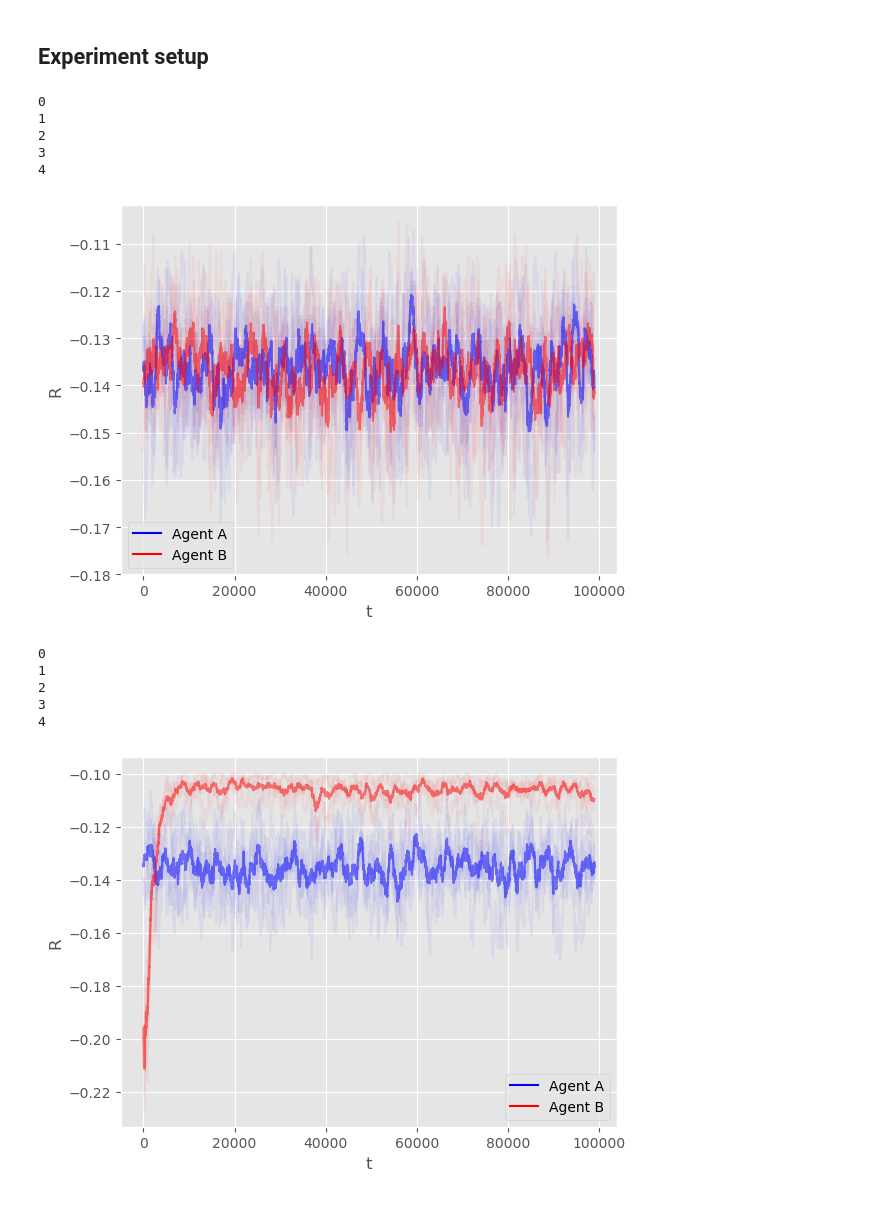
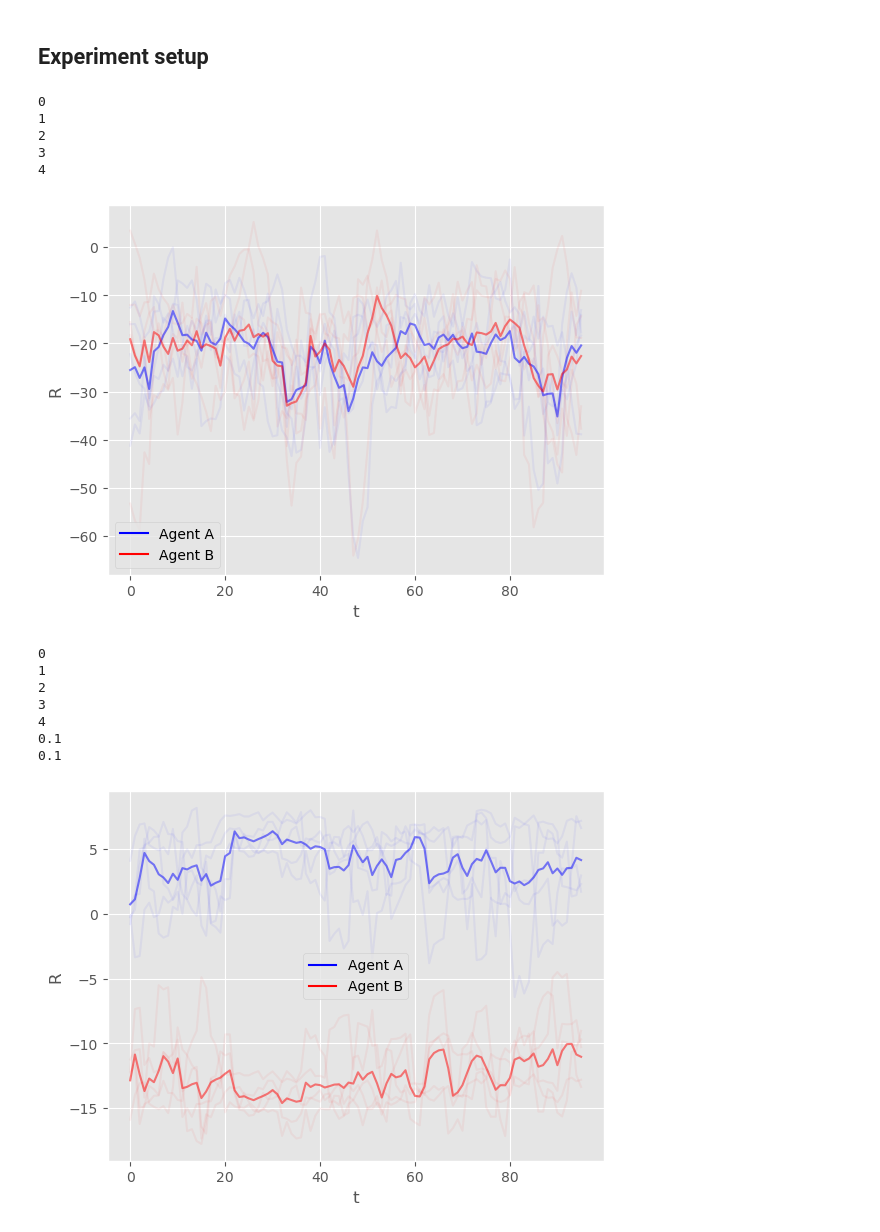
Before and after one commit to Ruzejjur/ARAMARL_TMDP_DP, a Jupyter notebook: TMDP_DP/Experiments_CoinGame_DP.ipynb, the cells around one changed output. Saved outputs shown, nothing was run; the diff lists cells and outputs as text; code cells hidden in the pictures.

```diff
--- a/TMDP_DP/Experiments_CoinGame_DP.ipynb
+++ b/TMDP_DP/Experiments_CoinGame_DP.ipynb
@@ -78,16 +78,16 @@ def plot(r0ss, r1ss, moving_average_window_size=1000, dir=None):
 N_EXP = 5
 
 # Size of single dimension of the square grid
-grid_size = 5
+grid_size = 11
 
 # Number of states
 n_states = (grid_size*grid_size)**4
 
 # Number of episodes
-n_iter = 100000
+n_iter = 100
 
 # Constant gamma
-gamma = 0.99
+gamma = 0.95
 
 # Learning rate
 learning_rate = 0.5
@@ -96,10 +96,10 @@ learning_rate = 0.5
 epsilon = 0.1
 
 # Initialize environment
-env = CoinGame(max_steps=1000, size_square_grid=grid_size)
+env = CoinGame(max_steps=10000000000000, size_square_grid=grid_size)
 
 # Moving average window size for plotting
-moving_average_window_size = 1000
+moving_average_window_size = 5
 
 r0ss = []
 r1ss = []
@@ -172,7 +172,6 @@ for n in range(N_EXP):
         if i%10 == 0:
             P1.epsilon *= 0.995
             P2.epsilon *= 0.995
-            #P1.epsilonB *= 0.9
 
 
 
@@ -187,7 +186,7 @@ plot(r0ss, r1ss, moving_average_window_size=moving_average_window_size, dir=None
 2
 3
 4
-[figure, old version]
+[figure, new version]
 # %%
 r0ss = []
 r1ss = []
@@ -210,8 +209,8 @@ for n in range(N_EXP):
     # P1 = Level2QAgentSoftmax(env.available_actions_DM, env.available_actions_Adv, n_states=n_states,
     #                       learning_rate=learning_rate, epsilon=epsilon, gamma=gamma)
 
-    # P1 = Level2QAgent_fixed(env.available_actions_DM, env.available_actions_Adv, n_states=n_states,
-    #                         learning_rate=learning_rate, epsilon=epsilon, gamma=gamma)
+    P1 = Level2QAgent_fixed(env.available_actions_DM, env.available_actions_Adv, n_states=n_states,
+                            learning_rate=learning_rate, epsilon=epsilon, gamma=gamma)
 
 
     # Reset the reward vectors for the experiment
@@ -249,32 +248,38 @@ for n in range(N_EXP):
 
             # Set the current state to the new state
             s = s_new
 
             # Add the observed reward to the episode reward of both agents
             # * Note: The rewards are observed simultaneously
             episode_rewards_DM += rewards[0]
             episode_rewards_Adv += rewards[1]
 
         # Append the episode rewards to the list of rewards for this experiment
         r0s.append(episode_rewards_DM)
         # Append the episode rewards to the list of rewards for this experiment
         r1s.append(episode_rewards_Adv)
 
-        env.reset()
         # if i%10 == 0:
         #     P1.epsilonA *= 0.995
         #     P2.epsilon *= 0.995
         #     #P1.epsilonB *= 0.9
 
+    env.reset() # Reset the environment at the very end
+
     print(n)
     r0ss.append(r0s)
     r1ss.append(r1s)
 
+print(P1.epsilonA)
+print(P2.epsilon)
+
 plot(r0ss, r1ss, moving_average_window_size=moving_average_window_size)
 # %% [output]
 0
 1
 2
 3
 4
+0.1
+0.1
-[figure, old version]
+[figure, new version]
```
Also changed, not shown: 1 other file.
